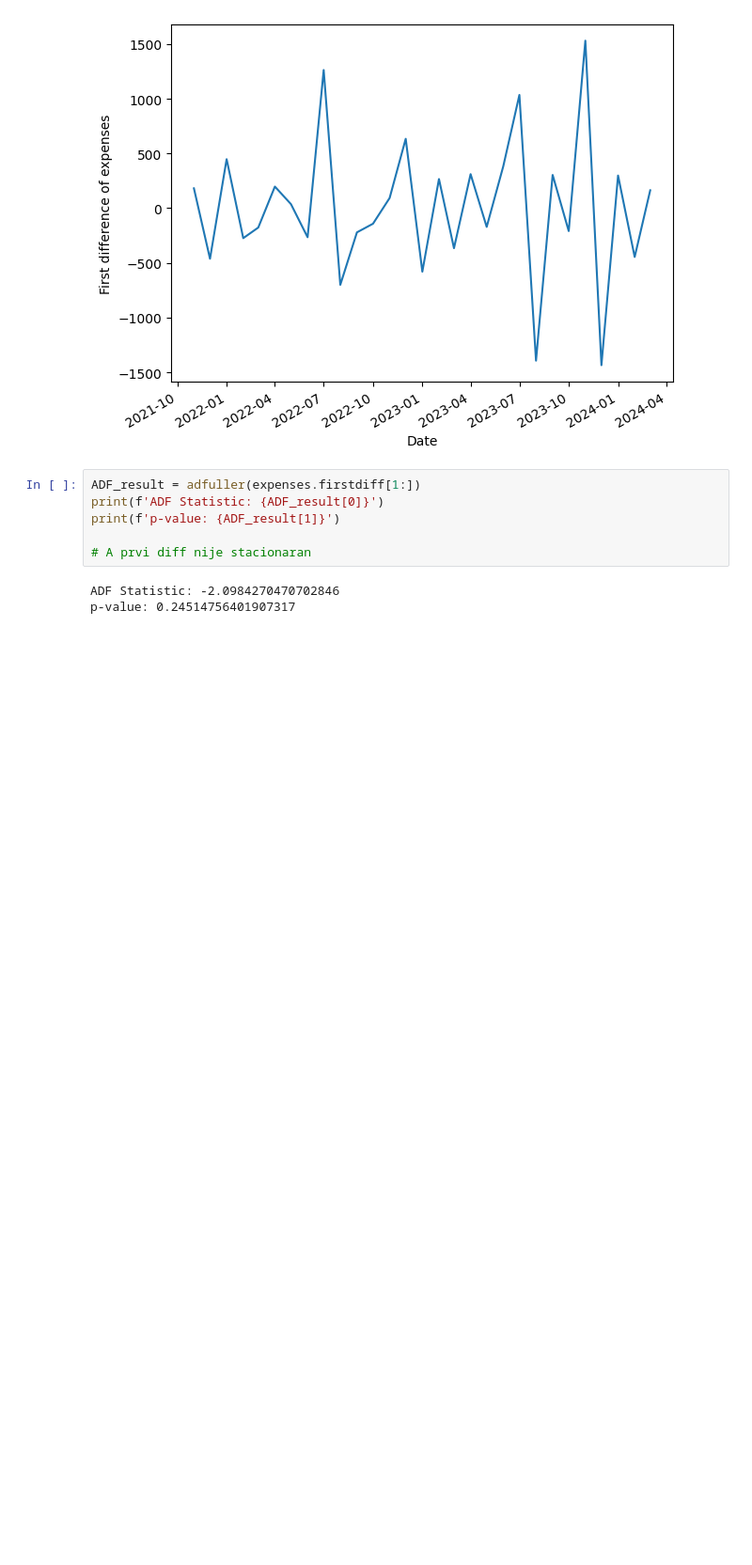
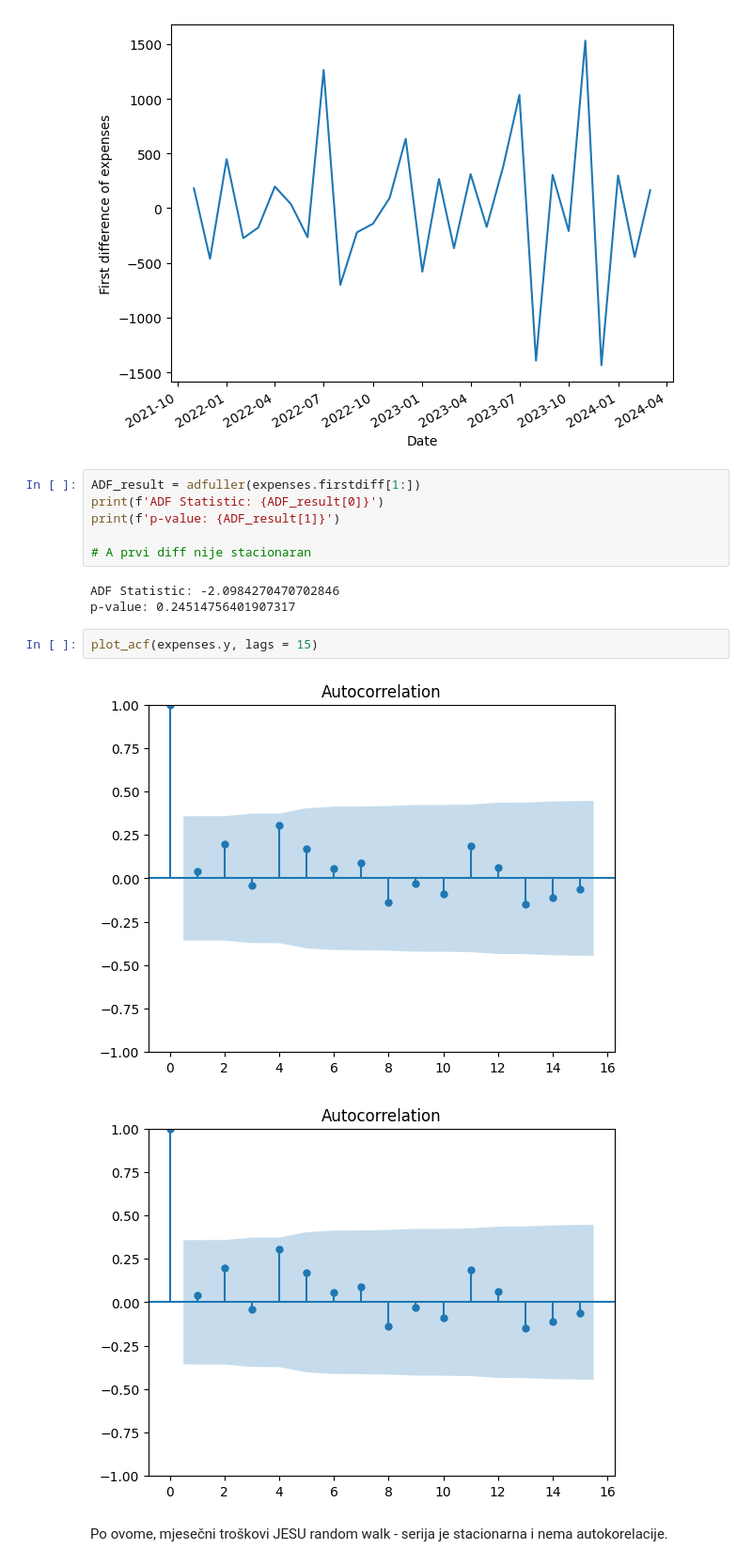
Before and after one commit to Mkranj/ts_forc_python, a Jupyter notebook: my_scripts/my_monthly_data.ipynb, the cells around one changed output. Shown at 94% size. Drawn from its saved outputs; the diff is of its cells as text; blank space fills up the shorter version.

```diff
--- a/my_scripts/my_monthly_data.ipynb
+++ b/my_scripts/my_monthly_data.ipynb
@@ -81,3 +81,10 @@ print(f'p-value: {ADF_result[1]}')
 # %% [output]
 ADF Statistic: -2.0984270470702846
 p-value: 0.24514756401907317
+# %%
+plot_acf(expenses.y, lags = 15)
+# %% [output]
+[figure, added]
+[figure, added]
+# %% [markdown]
+Po ovome, mjesečni troškovi JESU random walk - serija je stacionarna i nema autokorelacije.
```
Also changed, not shown: parts of 15 cells of this notebook, 2 other files.
